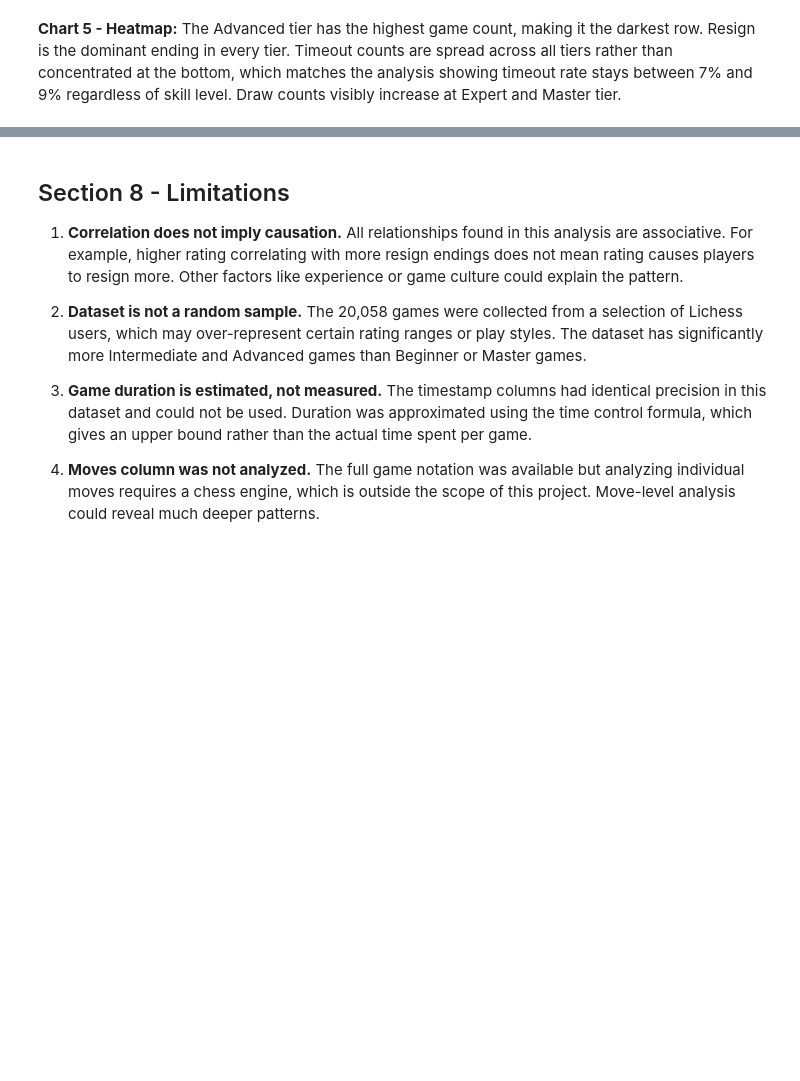
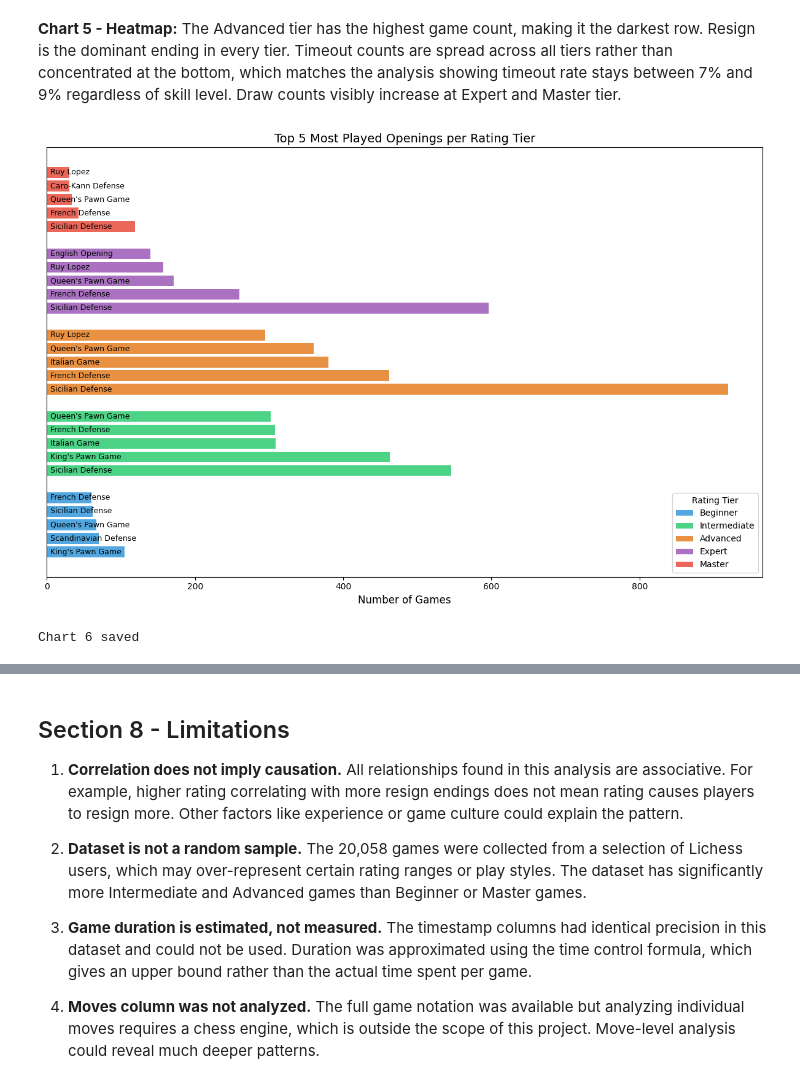
Before and after one commit to Rezwoan/The-Chess-Code, a Jupyter notebook: chess_analysis.ipynb, the cells around one changed output, grey strips where cells are left out. Cells and saved outputs as stored; diff of their text form; code cells hidden in the pictures; blank space fills up the shorter version.

Commit message:
Add Chart 6: Most Played Openings per Rating Tier

```diff
--- a/chess_analysis.ipynb
+++ b/chess_analysis.ipynb
@@ -438,3 +438,10 @@ Blitz        0.3144
 Rapid        0.3316
 Classical    0.3299
 Name: is_upset, dtype: float64
+# %%
+# Analysis 9 - Most played openings per rating tier
+top_openings_by_tier = df.groupby(['rating_tier', 'opening_family'], observed=True).size().reset_index(name='game_count')
+top_openings_by_tier = top_openings_by_tier.sort_values(['rating_tier', 'game_count'], ascending=[True, False])
+top5_per_tier = top_openings_by_tier.groupby('rating_tier', observed=True).head(5).reset_index(drop=True)
+print('=== Top 5 Most Played Openings per Rating Tier ===')
+print(top5_per_tier.to_string(index=False))
@@ -591,3 +647,30 @@ print('Chart 5 saved')
 Chart 5 saved
 # %% [markdown]
 **Chart 5 - Heatmap:** The Advanced tier has the highest game count, making it the darkest row. Resign is the dominant ending in every tier. Timeout counts are spread across all tiers rather than concentrated at the bottom, which matches the analysis showing timeout rate stays between 7% and 9% regardless of skill level. Draw counts visibly increase at Expert and Master tier.
+# %%
+# Chart 6 - Most played openings per rating tier
+fig, ax = plt.subplots(figsize=(12, 8))
+
+tiers = ['Beginner', 'Intermediate', 'Advanced', 'Expert', 'Master']
+colors_tiers = ['#3498db', '#2ecc71', '#e67e22', '#9b59b6', '#e74c3c']
+
+for tier_idx, (tier, color) in enumerate(zip(tiers, colors_tiers)):
+    tier_data = top5_per_tier[top5_per_tier['rating_tier'] == tier]
+    y_positions = [tier_idx * 6 + rank for rank in range(len(tier_data))]
+    ax.barh(y_positions, tier_data['game_count'].to_numpy(), color=color, alpha=0.85, label=tier)
+    for position, (_, row) in zip(y_positions, tier_data.iterrows()):
+        ax.text(5, position, str(row['opening_family']), va='center', fontsize=9)
+
+ax.set_title('Top 5 Most Played Openings per Rating Tier', fontsize=14)
+ax.set_xlabel('Number of Games', fontsize=12)
+ax.set_yticks([])
+ax.legend(title='Rating Tier', loc='lower right')
+
+plt.tight_layout()
+os.makedirs('images/charts', exist_ok=True)
+plt.savefig('images/charts/chart6_most_played_openings.png', dpi=150, bbox_inches='tight')
+plt.show()
+print('Chart 6 saved')
+# %% [output]
+[figure, added]
+Chart 6 saved
```
Also changed, not shown: parts of 8 cells of this notebook, 1 other file.
